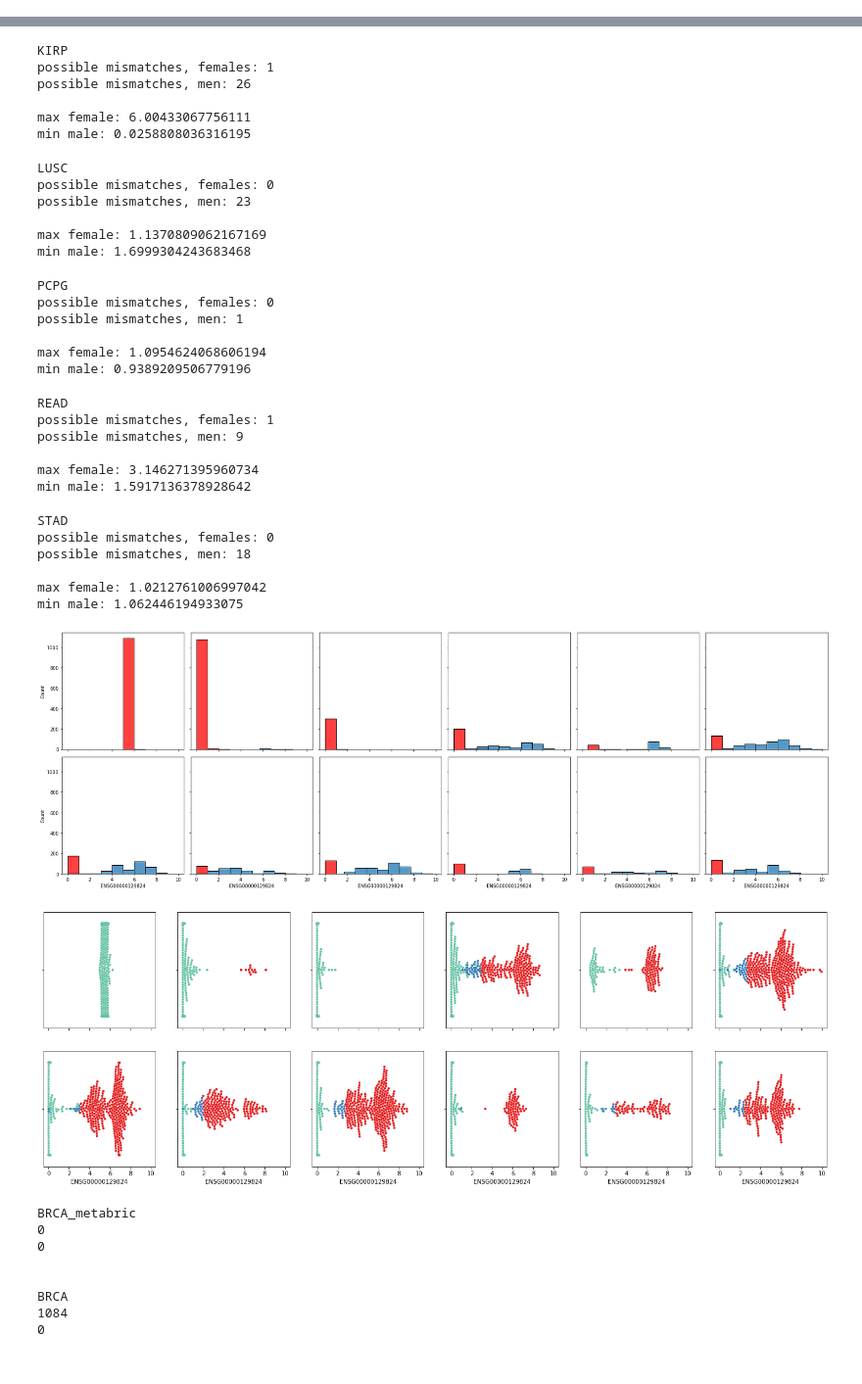
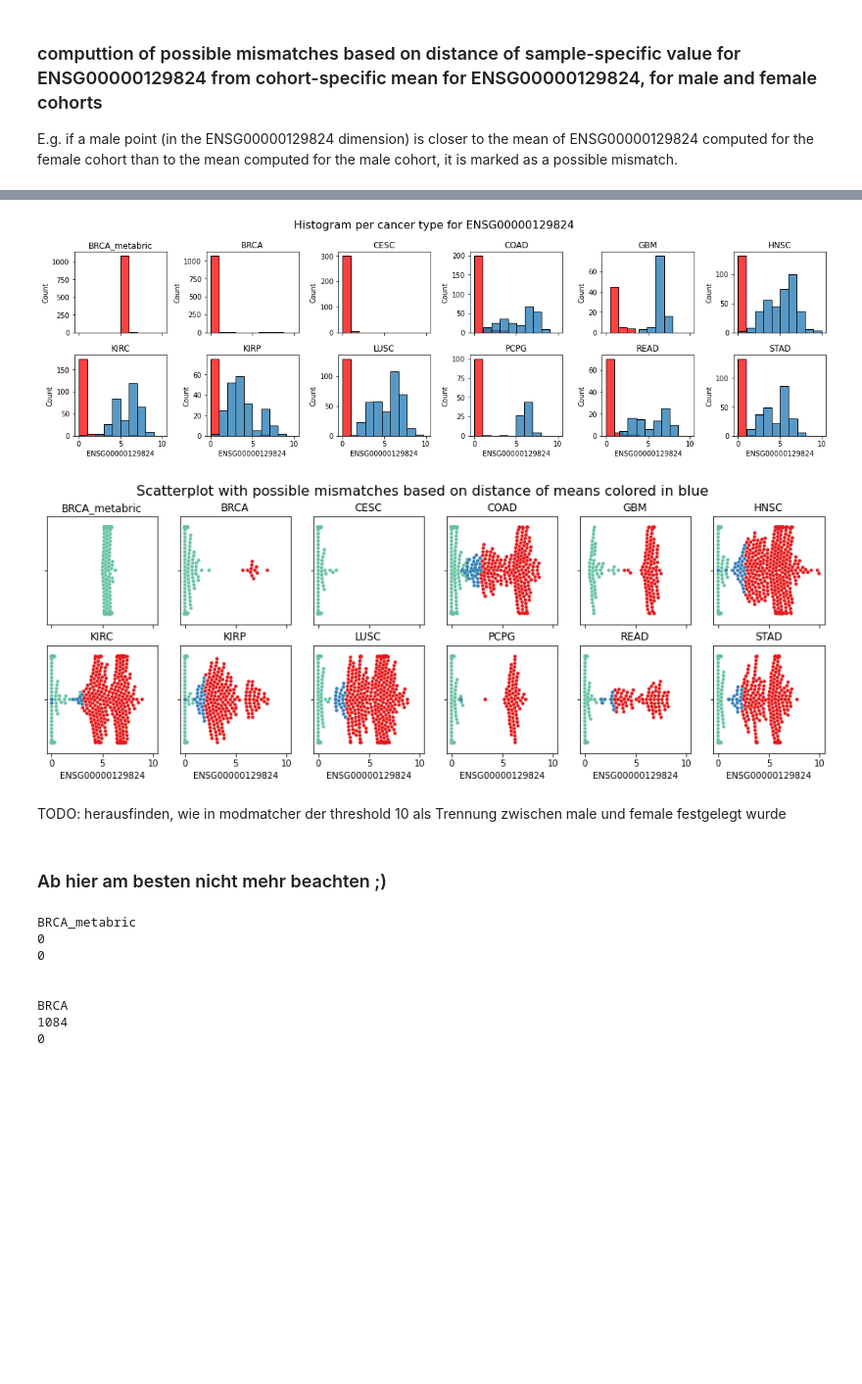
Before and after one commit to bionetslab/grn-confounders, a Jupyter notebook: results/annotation_QC.ipynb, the cells around one changed output, grey strips where cells are left out. Shown: that part at 98% size. Drawn from its saved outputs; the diff is of its cells as text; code cells hidden in the pictures; blank space fills up the shorter version.

Commit message:
add scatterplots

```diff
--- a/results/annotation_QC.ipynb
+++ b/results/annotation_QC.ipynb
@@ -49,9 +51,15 @@ def get_pheno_data(cohort):
     pheno_data['cohort'] = str(cohort)
     pheno_data =  pheno_data[pheno_data[tissue_type_field] == tissue_type]
     return pheno_data
+# %% [markdown]
+### computtion of possible mismatches based on distance of sample-specific value for ENSG00000129824 from cohort-specific mean for ENSG00000129824, for male and female cohorts
+E.g. if a male point (in the ENSG00000129824 dimension) is closer to the mean of ENSG00000129824 computed for the female cohort than to the mean computed for the male cohort, it is marked as a possible mismatch.
 # %%
-fig, axs = plt.subplots(2, 6, figsize=(24,8), sharex=True, sharey=True)
-fig2, axs2 = plt.subplots(2, 6, figsize=(24,8), sharex=True, sharey=True)
+fig, axs = plt.subplots(2, 6, figsize=(16,5), sharex=True, sharey=False)
+fig.suptitle(f'Histogram per cancer type for {gene}', fontsize=16)
+
+fig2, axs2 = plt.subplots(2, 6, figsize=(16,5), sharex=True, sharey=False)
+fig2.suptitle(f'Scatterplot with possible mismatches based on distance of means colored in blue', fontsize=16)
 
 i = j = 0
 for cohort in ct_sels_init:
@@ -91,8 +99,8 @@ for cohort in ct_sels_init:
     sns.histplot(expr.loc[samples_m][gene], binwidth=1, kde=False, ax=axs[j,i])
     axs[j,i].title.set_text(cohort)
 
-    sns.swarmplot(expr_f, x=gene, ax=axs2[j,i], hue='mismatch', palette=sns.color_palette("Set2"), size=2, legend=False)
-    sns.swarmplot(expr_m, x=gene, ax=axs2[j,i], hue='mismatch', palette=sns.color_palette("Set1"), size=2, legend=False)
+    sns.swarmplot(expr_f, x=gene, ax=axs2[j,i], hue='mismatch', palette=sns.color_palette("Set2"), size=4, legend=False)
+    sns.swarmplot(expr_m, x=gene, ax=axs2[j,i], hue='mismatch', palette=sns.color_palette("Set1"), size=4, legend=False)
     axs2[j,i].title.set_text(cohort)
 
     i += 1
@@ -148,35 +131,9 @@ min male: 0.0070443598976326
-KIRP
-possible mismatches, females: 1
-possible mismatches, men: 26
-
-max female: 6.00433067756111
-min male: 0.0258808036316195
-LUSC
-possible mismatches, females: 0
-possible mismatches, men: 23
-
-max female: 1.1370809062167169
-min male: 1.6999304243683468
-PCPG
-possible mismatches, females: 0
-possible mismatches, men: 1
-
-max female: 1.0954624068606194
-min male: 0.9389209506779196
-READ
-possible mismatches, females: 1
-possible mismatches, men: 9
-
-max female: 3.146271395960734
-min male: 1.5917136378928642
-STAD
-possible mismatches, females: 0
-possible mismatches, men: 18
-
-max female: 1.0212761006997042
-min male: 1.062446194933075
-[figure, old version]
+[figure, new version]
-[figure, old version]
+[figure, new version]
+# %% [markdown]
+TODO: herausfinden, wie in modmatcher der threshold 10 als Trennung zwischen male und female festgelegt wurde
+# %% [markdown]
+### Ab hier am besten nicht mehr beachten ;)
 # %%
 fig, axs = plt.subplots(2, 6, figsize=(12,4), sharex=True, sharey=False)
 i = j = 0
```
Also changed, not shown: parts of 3 cells of this notebook.
